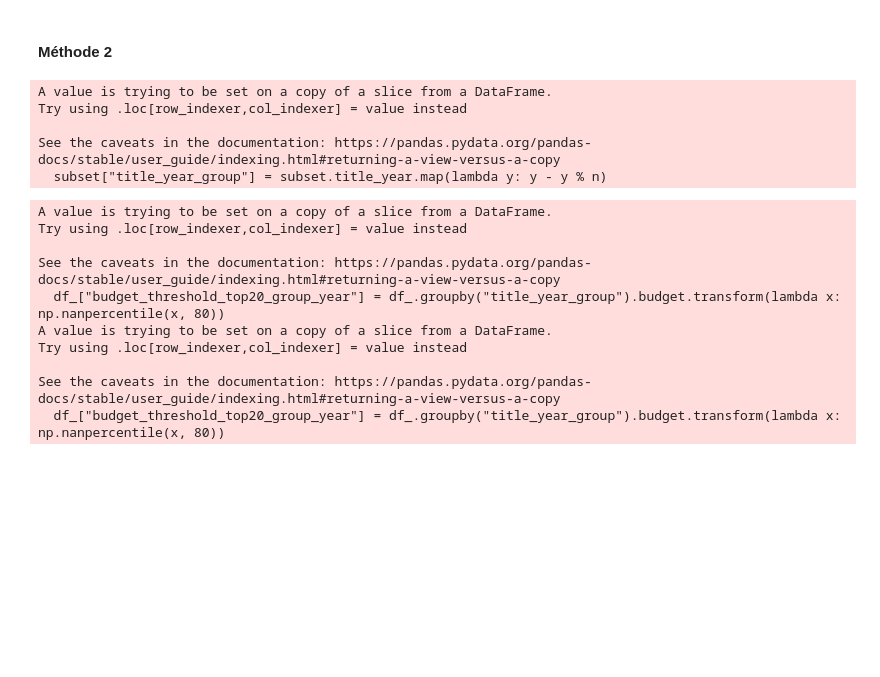
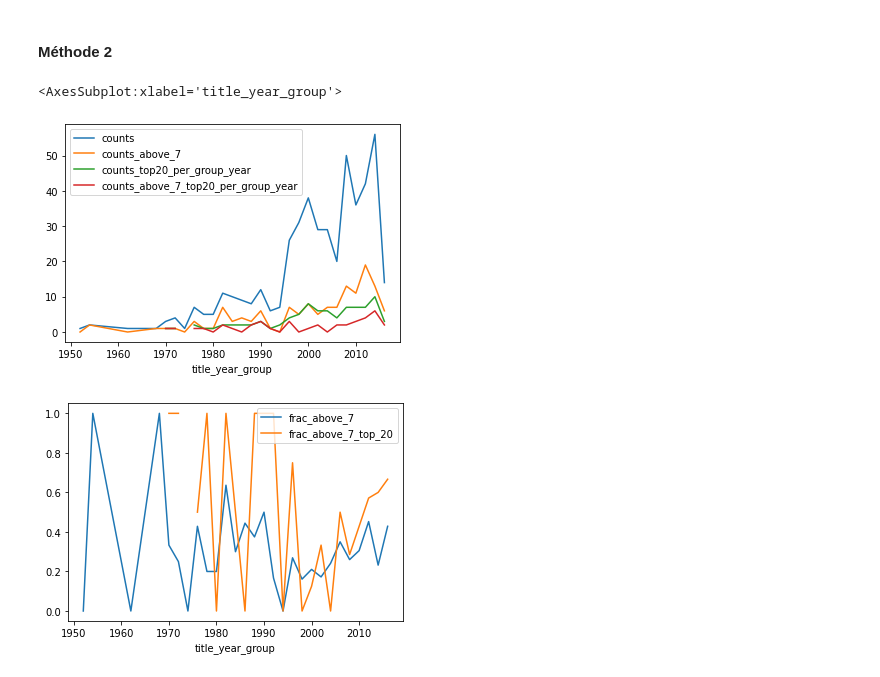
Before and after one commit to Selimmmm/data-science-1-public, a Jupyter notebook: tps/exercice_3.ipynb, the cells around one changed output. Cells and saved outputs as stored; diff of their text form; code cells hidden in the pictures; blank space fills up the shorter version.

```diff
--- a/tps/exercice_3.ipynb
+++ b/tps/exercice_3.ipynb
@@ -390,58 +392,64 @@ plt.show()
+# %%
+N = 2
+GENRE = "Sci-Fi"
+COUNTRY = "USA"
 # %%
 # Calculer les proportions de films et non plus les comptes
 # Filtrer sur des variables comme le pays pour trouver des groupes
 # au sein desquels une surnotation semble apparaître au cours des années 2000
 
 # FILTRER SUR UN GENRE (ou sur des genres)
-genre = "Adventure"
-subset = df#[df["genres"].str.contains(genre)]
-subset = subset[subset["country"]=="USA"]
+subset = df[df["genres"].str.contains(GENRE)]
 
+# Filtrer sur les USA
+subset = subset[subset["country"]==COUNTRY]
 
 # On calcule des groupes d'années
-n = 5
 # 1 groupe toutes les n années
-subset["title_year_group"] = subset.title_year.map(lambda y: y - y % n)
+subset["title_year_group"] = subset.title_year.map(lambda y: y - y % N)
-# %% [output]
-A value is trying to be set on a copy of a slice from a DataFrame.
-Try using .loc[row_indexer,col_indexer] = value instead
-
-See the caveats in the documentation: https://pandas.pydata.org/pandas-docs/stable/user_guide/indexing.html#returning-a-view-versus-a-copy
-  subset["title_year_group"] = subset.title_year.map(lambda y: y - y % n)
 # %%
 
 def get_count_per_group_year(df_):
+    """#nombre de films par groupe d'années"""
     return df_.groupby("title_year_group").imdb_score.count()
 
 def get_count_above_7_per_group_year(df_):
+    """#nombre de films avec score > 7 par groupe d'années"""
     return df_.groupby("title_year_group").agg({"imdb_score": lambda x: len([s for s in x if s >= 7])}).imdb_score
 
 def get_count_per_group_year_if_in_top20_group_year(df_):
+    """#nombre de films par groupe d'années avec un budget dans les 20% les plus élévés du groupe d'année"""
     df_["budget_threshold_top20_group_year"] = df_.groupby("title_year_group").budget.transform(lambda x:  np.nanpercentile(x, 80))
     df_ = df_[df_.budget > df_.budget_threshold_top20_group_year]
     return df_.groupby("title_year_group").imdb_score.count()
 
 def get_count_above_7_per_group_year_if_in_top20_group_year(df_):
+    """#nombre de films avec score > 7 par groupe d'années avec un budget dans les 20% les plus élévés du groupe d'année"""
     df_["budget_threshold_top20_group_year"] = df_.groupby("title_year_group").budget.transform(lambda x:  np.nanpercentile(x, 80))
     df_ = df_[df_.budget > df_.budget_threshold_top20_group_year]
     return df_.groupby("title_year_group").agg({"imdb_score": lambda x: len([s for s in x if s >= 7])}).imdb_score
 
 
 counts = get_count_per_group_year(subset)
+counts_above_7 = get_count_above_7_per_group_year(subset)
+counts_top20_per_group_year = get_count_per_group_year_if_in_top20_group_year(subset)
+counts_above_7_top20_per_group_year = get_count_above_7_per_group_year_if_in_top20_group_year(subset)
 
-counts_above_7 = get_count_above_7_per_group_year(subset)
 
-counts_top20_per_group_year = get_count_per_group_year_if_in_top20_group_year(subset)
+stats = pd.DataFrame({
+    "counts": counts,
+    "counts_above_7": counts_above_7,
+    "counts_top20_per_group_year": counts_top20_per_group_year,
+    "counts_above_7_top20_per_group_year": counts_above_7_top20_per_group_year
+})
 
-counts_above_7_top20_per_group_year = get_count_above_7_per_group_year_if_in_top20_group_year(subset)
+stats.plot()
+
+
+stats["frac_above_7"] = stats.counts_above_7 / stats.counts
+stats["frac_above_7_top_20"] = stats.counts_above_7_top20_per_group_year / stats.counts_top20_per_group_year
+stats[['frac_above_7', 'frac_above_7_top_20']].plot()
 # %% [output]
-A value is trying to be set on a copy of a slice from a DataFrame.
-Try using .loc[row_indexer,col_indexer] = value instead
-
-See the caveats in the documentation: https://pandas.pydata.org/pandas-docs/stable/user_guide/indexing.html#returning-a-view-versus-a-copy
-  df_["budget_threshold_top20_group_year"] = df_.groupby("title_year_group").budget.transform(lambda x:  np.nanpercentile(x, 80))
-A value is trying to be set on a copy of a slice from a DataFrame.
-Try using .loc[row_indexer,col_indexer] = value instead
-
-See the caveats in the documentation: https://pandas.pydata.org/pandas-docs/stable/user_guide/indexing.html#returning-a-view-versus-a-copy
-  df_["budget_threshold_top20_group_year"] = df_.groupby("title_year_group").budget.transform(lambda x:  np.nanpercentile(x, 80))
+<AxesSubplot:xlabel='title_year_group'>
+[figure, added]
+[figure, added]
```
Also changed, not shown: parts of 2 cells of this notebook, 1 other file.
